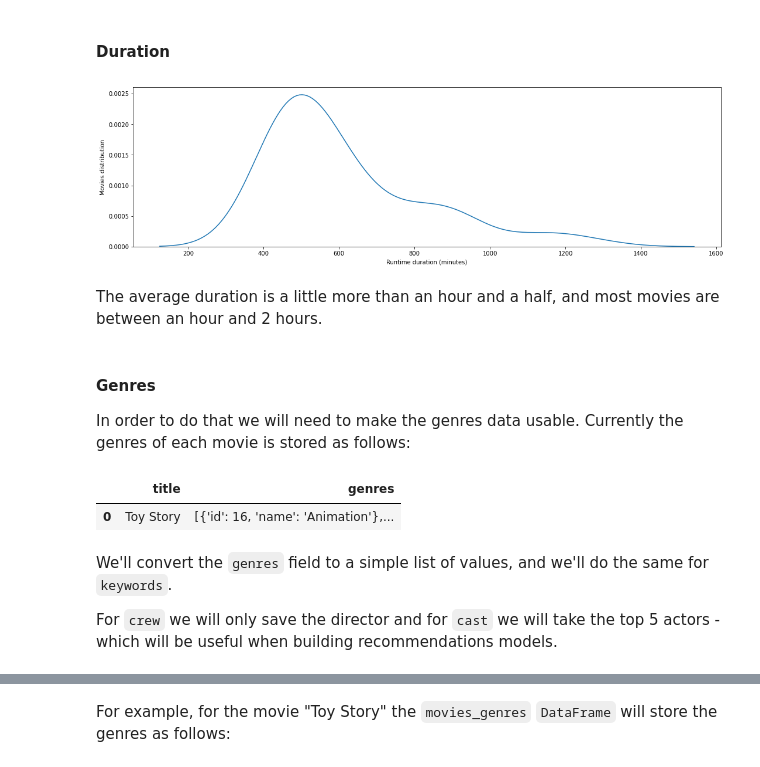
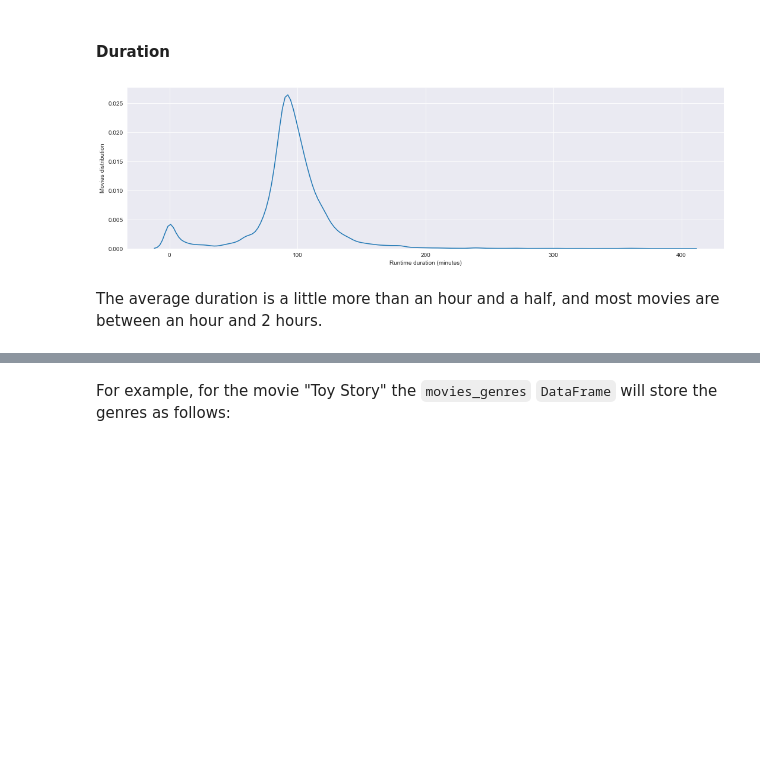
Before and after one commit to adi-benz/movies-rating-analysis, a Jupyter notebook: analysis.ipynb, the cells around one changed output, grey strips where cells are left out. Saved outputs shown, nothing was run; the diff lists cells and outputs as text; code cells hidden in the pictures; blank space fills up the shorter version.

```diff
--- a/analysis.ipynb
+++ b/analysis.ipynb
@@ -206,26 +234,13 @@ We can see most movies are released on Fridays, that's the start of the weekend
 # %%
 plt.figure(figsize=(18,5))
 plt.xlabel("Runtime duration (minutes)")
 plt.ylabel("Movies distribution")
 
 # To make the plot more readable we'll remove movies with runtime of over 400 minutes (there's only 25 of them)
-sns.kdeplot(data=movies[movies["runtime"] > 400], x="runtime")
+sns.kdeplot(data=movies[movies["runtime"] <= 400], x="runtime")
 
 plt.show()
 # %% [output]
-[figure, old version]
+[figure, new version]
 # %% [markdown]
 The average duration is a little more than an hour and a half, and most movies are between an hour and 2 hours.
-# %% [markdown]
-#### Genres
-
-In order to do that we will need to make the genres data usable. Currently the genres of each movie is stored as follows:
-# %%
-movies[movies['title'] == 'Toy Story'][['title', 'genres']]
-# %% [output]
-|  | title | genres |
-| 0 | Toy Story | [{'id': 16, 'name': 'Animation'},... |
-# %% [markdown]
-We'll convert the `genres` field to a simple list of values, and we'll do the same for `keywords`.
-
-For `crew` we will only save the director and for `cast` we will take the top 5 actors - which will be useful when building recommendations models.
```
Also changed, not shown: parts of 17 cells of this notebook.
